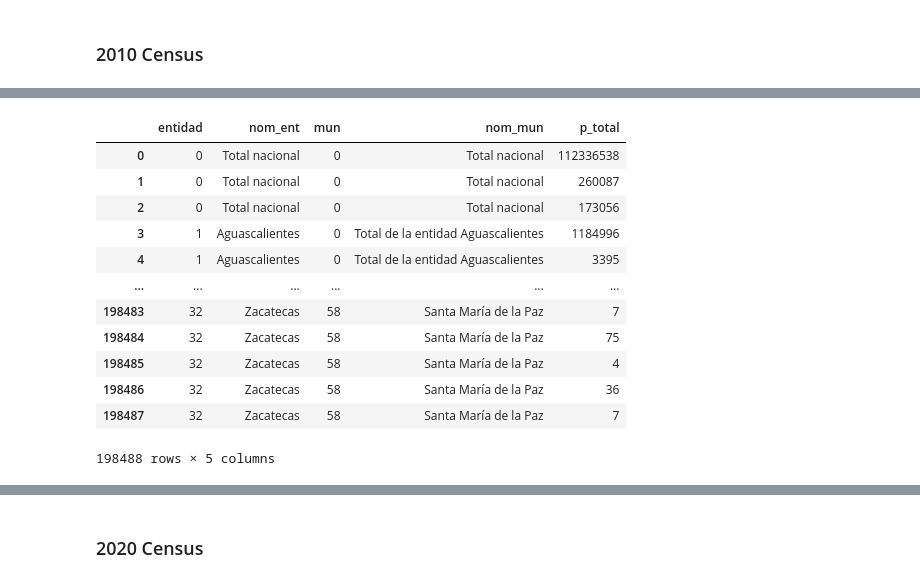
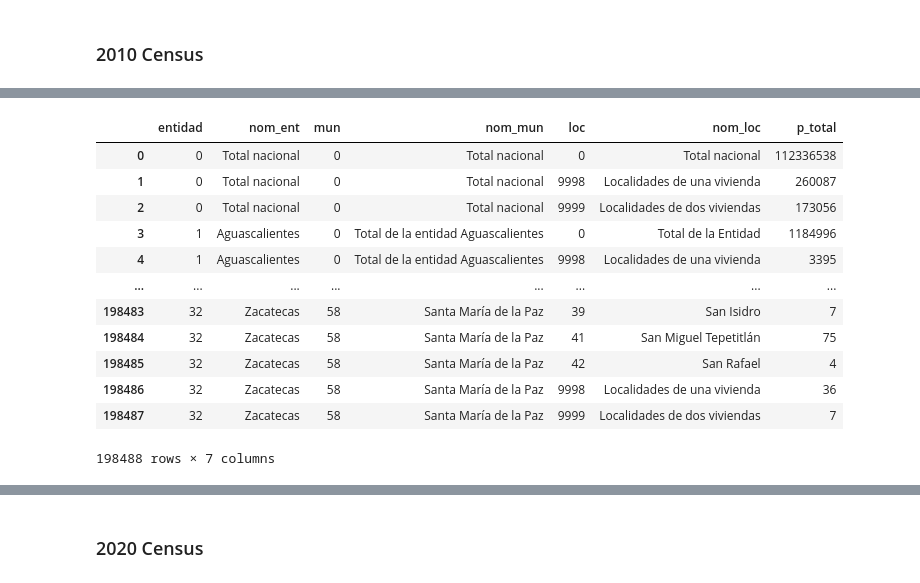
Before and after one commit to SrGitQ/geodata-analysis, a Jupyter notebook: exp/analysis_doc.ipynb, the cells around one changed output, grey strips where cells are left out. Cells and saved outputs as stored; diff of their text form; code cells hidden in the pictures.

```diff
--- a/exp/analysis_doc.ipynb
+++ b/exp/analysis_doc.ipynb
@@ -155,19 +294,19 @@ df_2010
 df_2010 = df_2010.rename(columns={'pobtot':'p_total'})
 # %%
 # Select only the necessary columns
-df_2010 = df_2010[['entidad', 'nom_ent', 'mun', 'nom_mun', 'p_total']]
+df_2010 = df_2010[['entidad', 'nom_ent', 'mun', 'nom_mun', 'loc', 'nom_loc', 'p_total']]
 df_2010
 # %% [output]
-|  | entidad | nom_ent | mun | nom_mun | p_total |
-| 0 | 0 | Total nacional | 0 | Total nacional | 112336538 |
-| 1 | 0 | Total nacional | 0 | Total nacional | 260087 |
-| 2 | 0 | Total nacional | 0 | Total nacional | 173056 |
-| 3 | 1 | Aguascalientes | 0 | Total de la entidad Aguascalientes | 1184996 |
-| 4 | 1 | Aguascalientes | 0 | Total de la entidad Aguascalientes | 3395 |
-| ... | ... | ... | ... | ... | ... |
-| 198483 | 32 | Zacatecas | 58 | Santa María de la Paz | 7 |
-| 198484 | 32 | Zacatecas | 58 | Santa María de la Paz | 75 |
-| 198485 | 32 | Zacatecas | 58 | Santa María de la Paz | 4 |
-| 198486 | 32 | Zacatecas | 58 | Santa María de la Paz | 36 |
-| 198487 | 32 | Zacatecas | 58 | Santa María de la Paz | 7 |
+|  | entidad | nom_ent | mun | nom_mun | loc | nom_loc | p_total |
+| 0 | 0 | Total nacional | 0 | Total nacional | 0 | Total nacional | 112336538 |
+| 1 | 0 | Total nacional | 0 | Total nacional | 9998 | Localidades de una vivienda | 260087 |
+| 2 | 0 | Total nacional | 0 | Total nacional | 9999 | Localidades de dos viviendas | 173056 |
+| 3 | 1 | Aguascalientes | 0 | Total de la entidad Aguascalientes | 0 | Total de la Entidad | 1184996 |
+| 4 | 1 | Aguascalientes | 0 | Total de la entidad Aguascalientes | 9998 | Localidades de una vivienda | 3395 |
+| ... | ... | ... | ... | ... | ... | ... | ... |
+| 198483 | 32 | Zacatecas | 58 | Santa María de la Paz | 39 | San Isidro | 7 |
+| 198484 | 32 | Zacatecas | 58 | Santa María de la Paz | 41 | San Miguel Tepetitlán | 75 |
+| 198485 | 32 | Zacatecas | 58 | Santa María de la Paz | 42 | San Rafael | 4 |
+| 198486 | 32 | Zacatecas | 58 | Santa María de la Paz | 9998 | Localidades de una vivienda | 36 |
+| 198487 | 32 | Zacatecas | 58 | Santa María de la Paz | 9999 | Localidades de dos viviendas | 7 |
-198488 rows × 5 columns
+198488 rows × 7 columns
```
Also changed, not shown: parts of 48 cells of this notebook, 2 other files.
